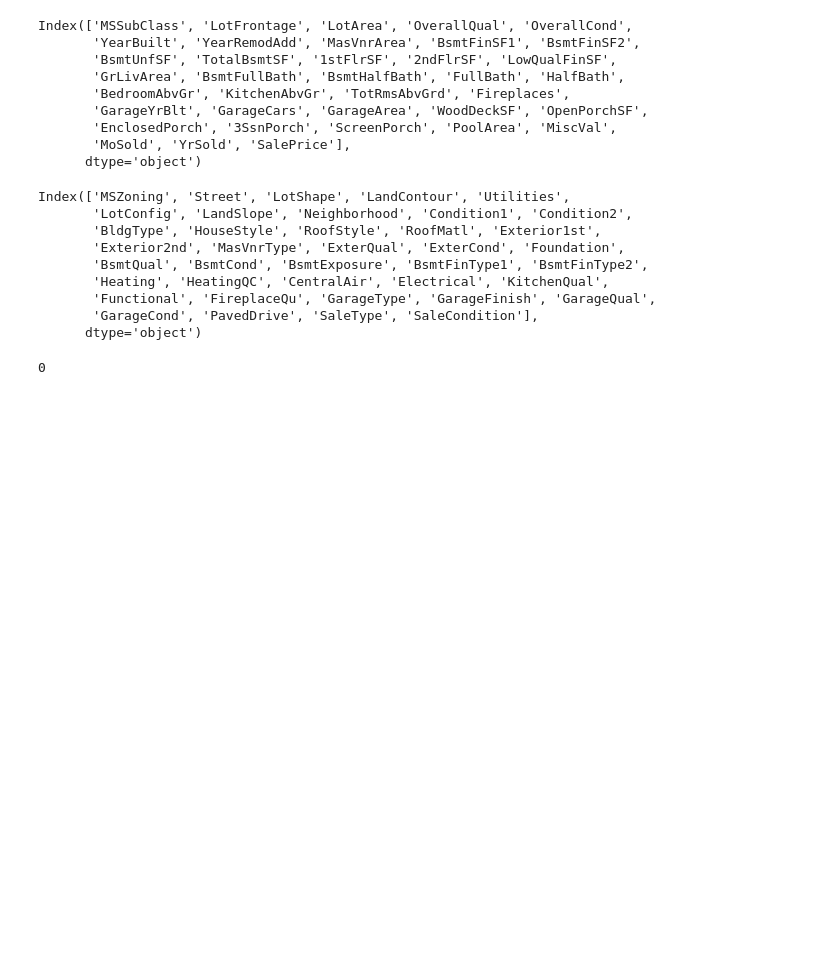
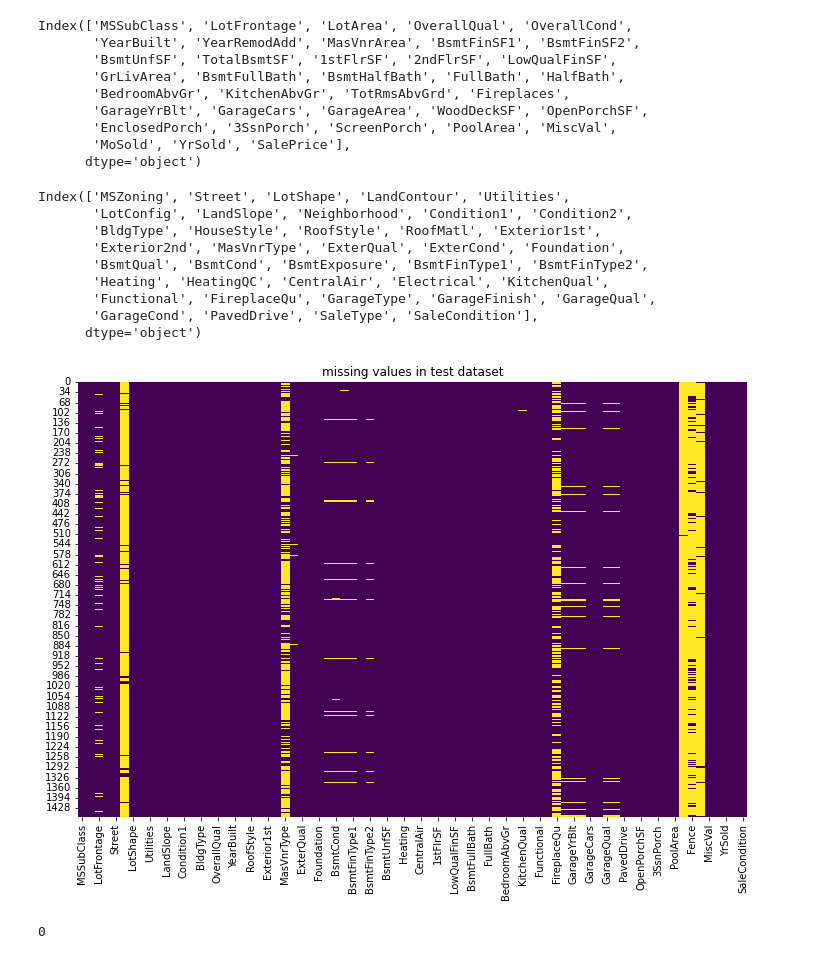
Before and after one commit to niteshpantha/house-price-prediction, a Jupyter notebook: house_price_prediction.ipynb, the cells around one changed output. Drawn from its saved outputs; the diff is of its cells as text; code cells hidden in the pictures; blank space fills up the shorter version.

Commit message:
updated heatmap for missing values

```diff
--- a/house_price_prediction.ipynb
+++ b/house_price_prediction.ipynb
@@ -419,6 +416,13 @@ Index(['MSZoning', 'Street', 'LotShape', 'LandContour', 'Utilities',
 y = df_train['SalePrice']
 # %%
 train_features = df_train.drop(['SalePrice'], axis=1)
+# %%
+plt.figure(figsize=(12, 8))
+sns.heatmap(df_test.isnull(), cbar=False, cmap='viridis')
+plt.title("missing values in test dataset")
+plt.show()
+# %% [output]
+[figure, added]
 # %%
 for cols in df_test.select_dtypes(include=['int64', 'float64']).columns:
     df_test[cols] = df_test[cols].fillna(df_test[cols].median())
```
Also changed, not shown: parts of 1 cell of this notebook.
